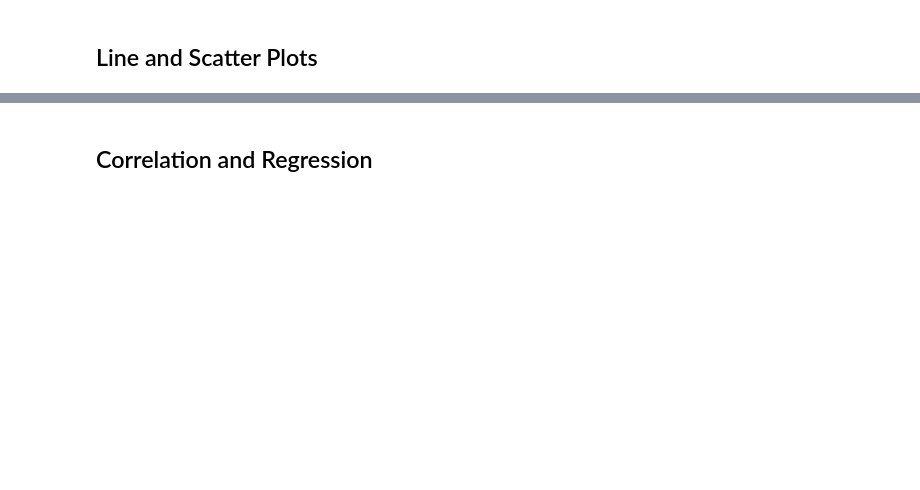
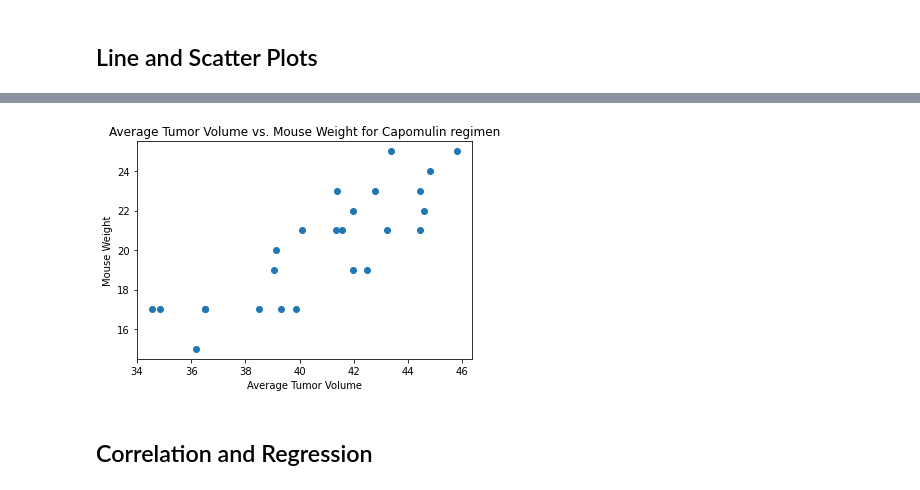
Before and after one commit to patrickfspring/A-Pharamaceuticals-Study-of-Anti-Cancer-Drugs-using-Matplotlib, a Jupyter notebook: Pymaceuticals/pymaceuticals_starter.ipynb, the cells around one changed output, grey strips where cells are left out. Drawn from its saved outputs; the diff is of its cells as text; code cells hidden in the pictures; blank space fills up the shorter version.

```diff
--- a/Pymaceuticals/pymaceuticals_starter.ipynb
+++ b/Pymaceuticals/pymaceuticals_starter.ipynb
@@ -272,2 +420,23 @@ plt.show()
+# %%
+# Generate a scatter plot of average tumor volume vs. mouse weight for the Capomulin regimen
+
+tot_len = len(mouse_metadata_df.index)
+mouse_metadata_df2 = pd.DataFrame(mouse_metadata_df)
+
+mouse_metadata_df2, mice_capomulin_df = [x for tot_len, x in mouse_metadata_df2.groupby(mouse_metadata_df2["Drug Regimen"] == "Capomulin")]
+#mice_capomulin_df.head(50)
+
+x_values = mice_capomulin_df.groupby('Mouse ID')['Tumor Volume (mm3)'].mean()
+#x_values
+y_values = mice_capomulin_df.groupby('Mouse ID')['Weight (g)'].unique()
+#y_values
+
+plt.scatter(x_values,y_values)
+plt.xlabel('Average Tumor Volume')
+plt.ylabel('Mouse Weight')
+plt.title('Average Tumor Volume vs. Mouse Weight for Capomulin regimen')
+plt.show()
+# %% [output]
+[figure, added]
 # %% [markdown]
 ## Correlation and Regression
```
Also changed, not shown: parts of 13 cells of this notebook.
